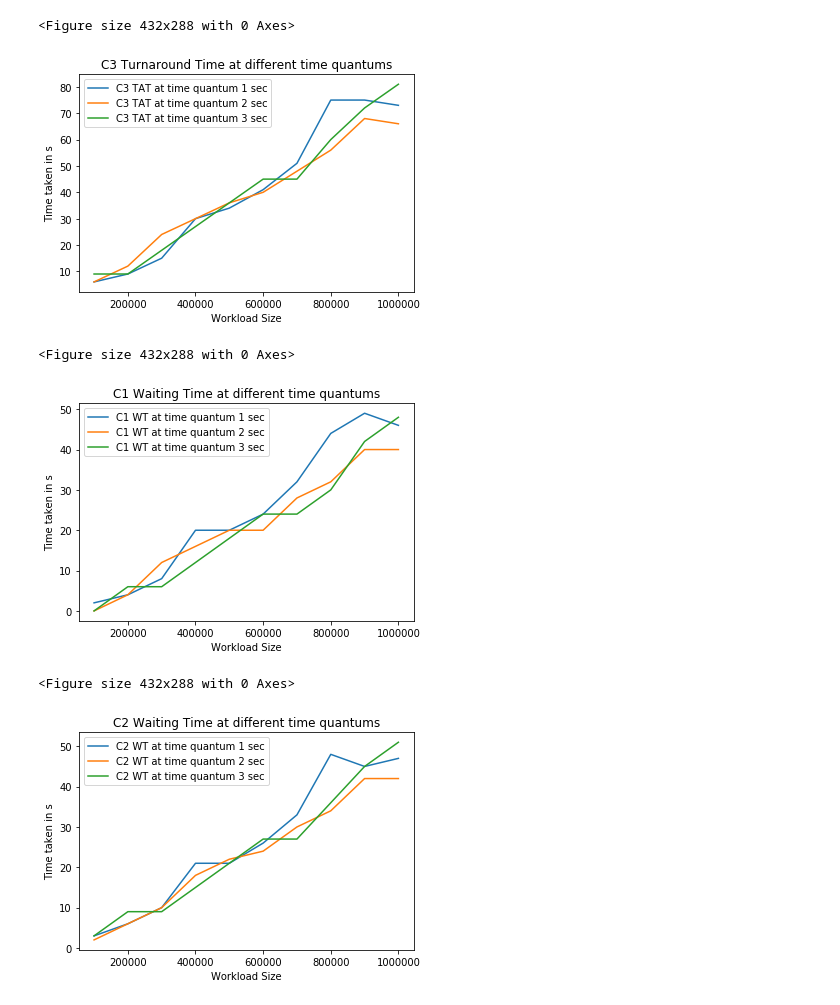
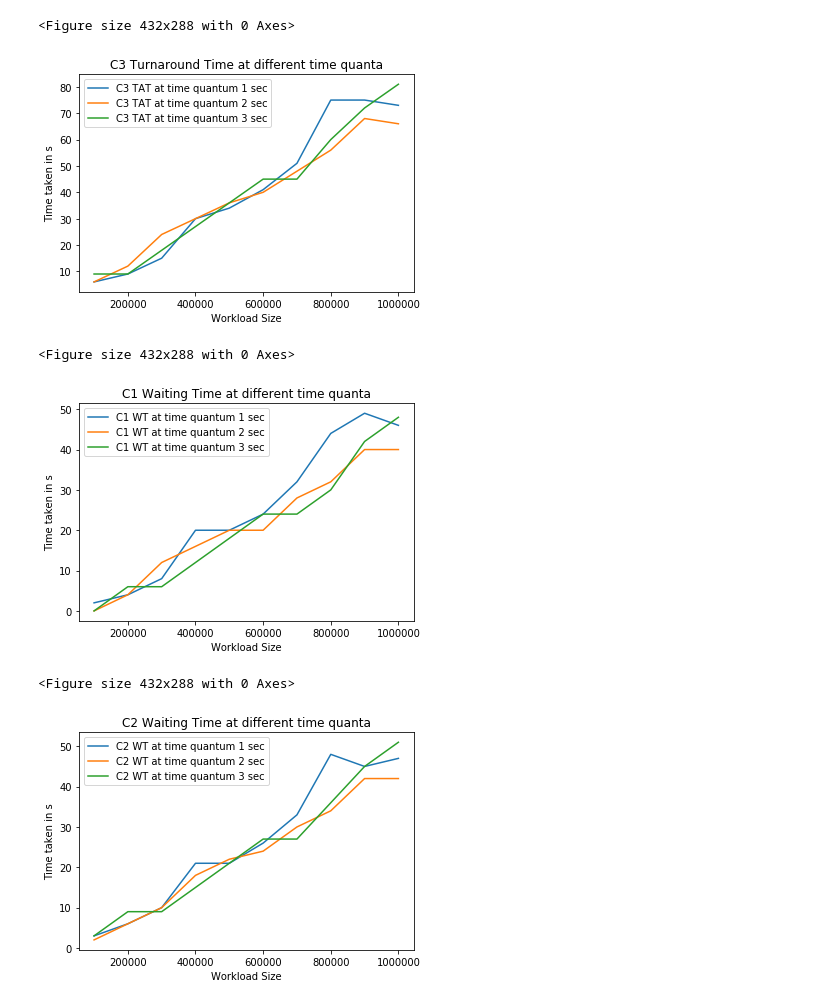
Before and after one commit to Amogh-Bharadwaj/OS_Assignment, a Jupyter notebook: quantum.ipynb, the cells around one changed output. Cells and saved outputs as stored; diff of their text form; code cells hidden in the pictures.

```diff
--- a/quantum.ipynb
+++ b/quantum.ipynb
@@ -45,33 +45,33 @@ plt.show()
 # %%
 df1 = df[['C3 TAT at time quantum 1 sec','C3 TAT at time quantum 2 sec','C3 TAT at time quantum 3 sec']]
 plt.figure()
-df1.plot(title='C3 Turnaround Time at different time quantums')
+df1.plot(title='C3 Turnaround Time at different time quanta')
 plt.xlabel('Workload Size')
 plt.ylabel('Time taken in s')
 plt.show()
 # %% [output]
 <Figure size 432x288 with 0 Axes>
-[figure, old version]
+[figure, new version]
 # %%
 df1 = df[['C1 WT at time quantum 1 sec','C1 WT at time quantum 2 sec','C1 WT at time quantum 3 sec']]
 plt.figure()
-df1.plot(title='C1 Waiting Time at different time quantums')
+df1.plot(title='C1 Waiting Time at different time quanta')
 plt.xlabel('Workload Size')
 plt.ylabel('Time taken in s')
 plt.show()
 # %% [output]
 <Figure size 432x288 with 0 Axes>
-[figure, old version]
+[figure, new version]
 # %%
 df1 = df[['C2 WT at time quantum 1 sec','C2 WT at time quantum 2 sec','C2 WT at time quantum 3 sec']]
 plt.figure()
-df1.plot(title='C2 Waiting Time at different time quantums')
+df1.plot(title='C2 Waiting Time at different time quanta')
 plt.xlabel('Workload Size')
 plt.ylabel('Time taken in s')
 plt.show()
 # %% [output]
 <Figure size 432x288 with 0 Axes>
-[figure, old version]
+[figure, new version]
 # %%
 df1 = df[['C3 WT at time quantum 1 sec','C3 WT at time quantum 2 sec','C3 WT at time quantum 3 sec']]
 plt.figure()
```
Also changed, not shown: parts of 3 cells of this notebook.
